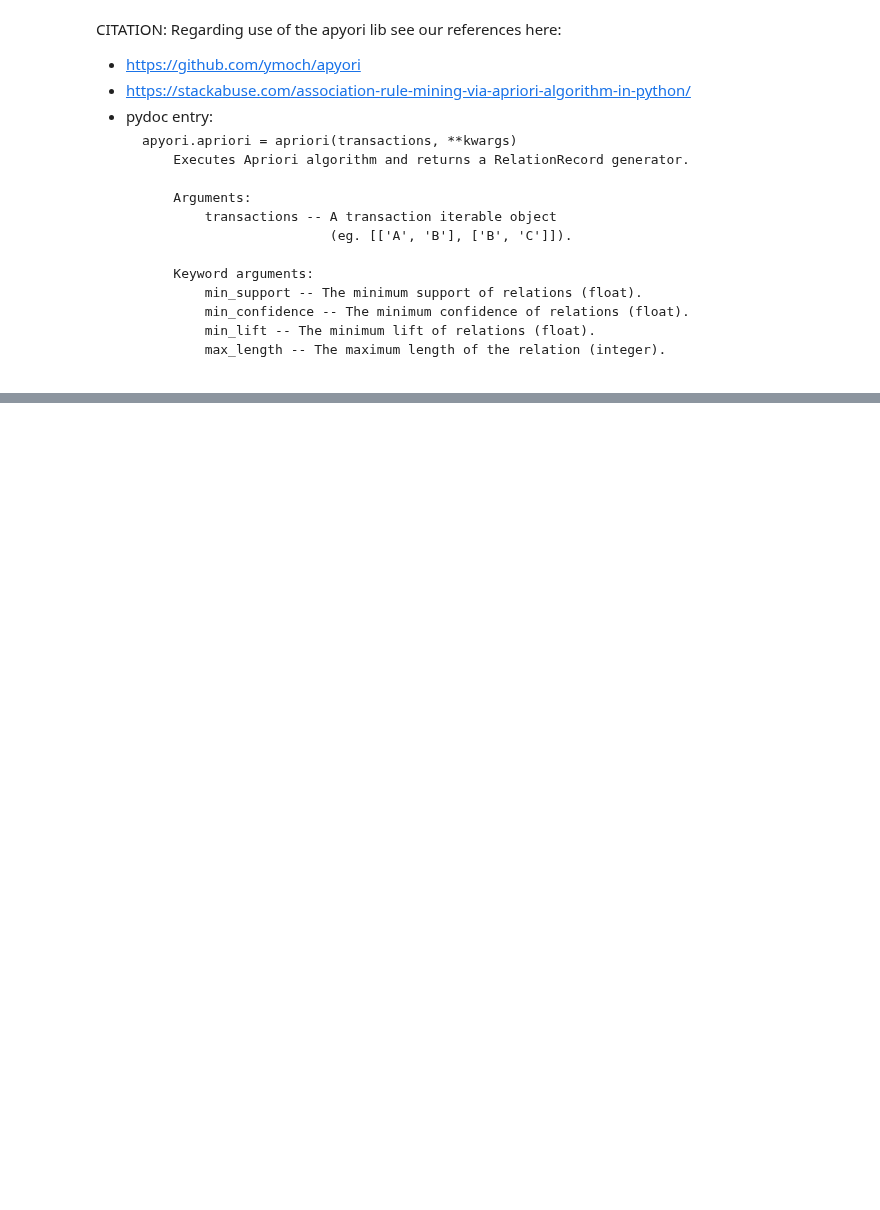
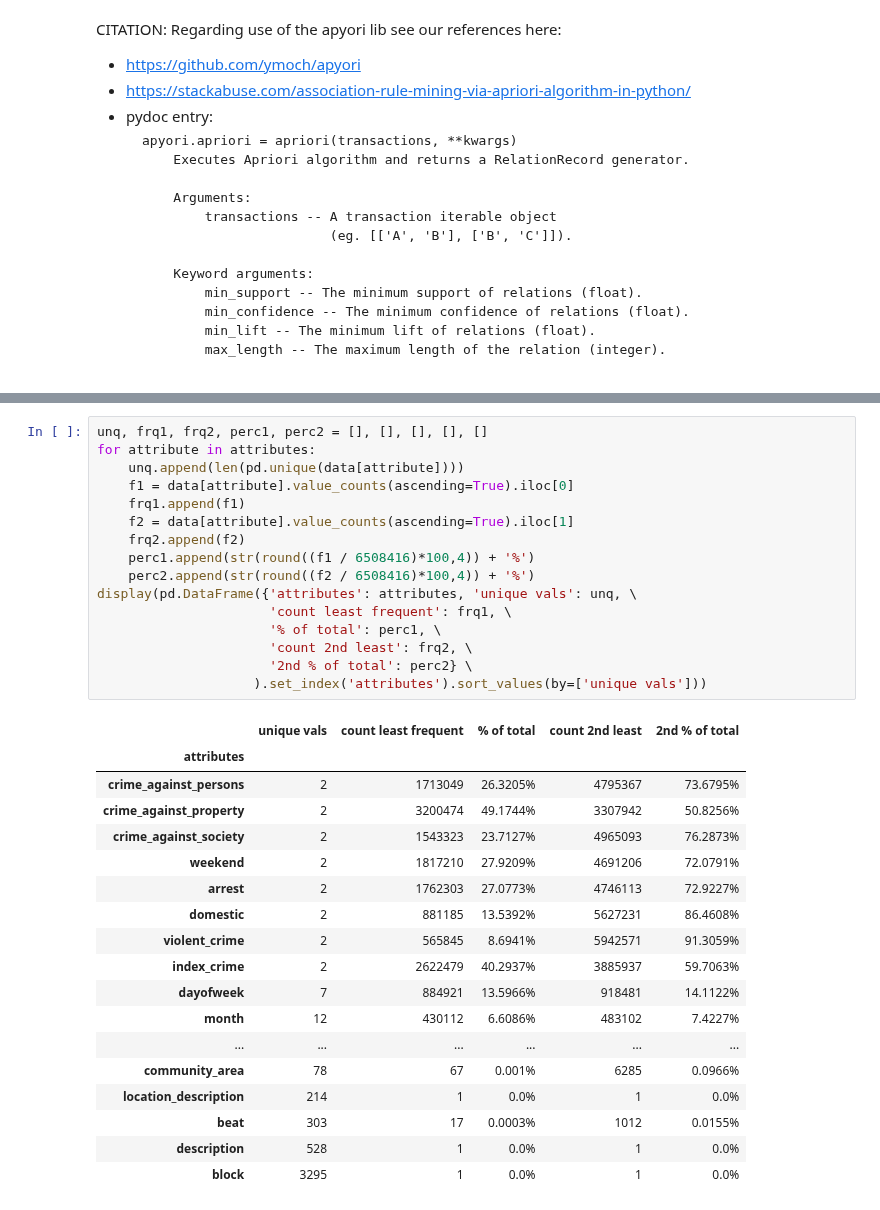
Before and after one commit to tjdolan121/4502Proj, a Jupyter notebook: forge/code/FrequentItemsets.ipynb, the cells around one changed output, grey strips where cells are left out. Drawn from its saved outputs; the diff is of its cells as text; blank space fills up the shorter version.

```diff
--- a/forge/code/FrequentItemsets.ipynb
+++ b/forge/code/FrequentItemsets.ipynb
@@ -359,0 +214,35 @@ results.sort_values(by=['lift', 'confidence', 'support'], ascending=False)
+# %%
+unq, frq1, frq2, perc1, perc2 = [], [], [], [], []
+for attribute in attributes:
+    unq.append(len(pd.unique(data[attribute])))
+    f1 = data[attribute].value_counts(ascending=True).iloc[0]
+    frq1.append(f1)
+    f2 = data[attribute].value_counts(ascending=True).iloc[1]
+    frq2.append(f2)
+    perc1.append(str(round((f1 / 6508416)*100,4)) + '%')
+    perc2.append(str(round((f2 / 6508416)*100,4)) + '%')
+display(pd.DataFrame({'attributes': attributes, 'unique vals': unq, \
+                      'count least frequent': frq1, \
+                      '% of total': perc1, \
+                      'count 2nd least': frq2, \
+                      '2nd % of total': perc2} \
+                    ).set_index('attributes').sort_values(by=['unique vals']))
+# %% [output]
+|  | unique vals | count least frequent | % of total | count 2nd least | 2nd % of total |
+| attributes |  |  |  |  |  |
+| crime_against_persons | 2 | 1713049 | 26.3205% | 4795367 | 73.6795% |
+| crime_against_property | 2 | 3200474 | 49.1744% | 3307942 | 50.8256% |
+| crime_against_society | 2 | 1543323 | 23.7127% | 4965093 | 76.2873% |
+| weekend | 2 | 1817210 | 27.9209% | 4691206 | 72.0791% |
+| arrest | 2 | 1762303 | 27.0773% | 4746113 | 72.9227% |
+| domestic | 2 | 881185 | 13.5392% | 5627231 | 86.4608% |
+| violent_crime | 2 | 565845 | 8.6941% | 5942571 | 91.3059% |
+| index_crime | 2 | 2622479 | 40.2937% | 3885937 | 59.7063% |
+| dayofweek | 7 | 884921 | 13.5966% | 918481 | 14.1122% |
+| month | 12 | 430112 | 6.6086% | 483102 | 7.4227% |
+| ... | ... | ... | ... | ... | ... |
+| community_area | 78 | 67 | 0.001% | 6285 | 0.0966% |
+| location_description | 214 | 1 | 0.0% | 1 | 0.0% |
+| beat | 303 | 17 | 0.0003% | 1012 | 0.0155% |
+| description | 528 | 1 | 0.0% | 1 | 0.0% |
+| block | 3295 | 1 | 0.0% | 1 | 0.0% |
```
Also changed, not shown: parts of 86 cells of this notebook.
